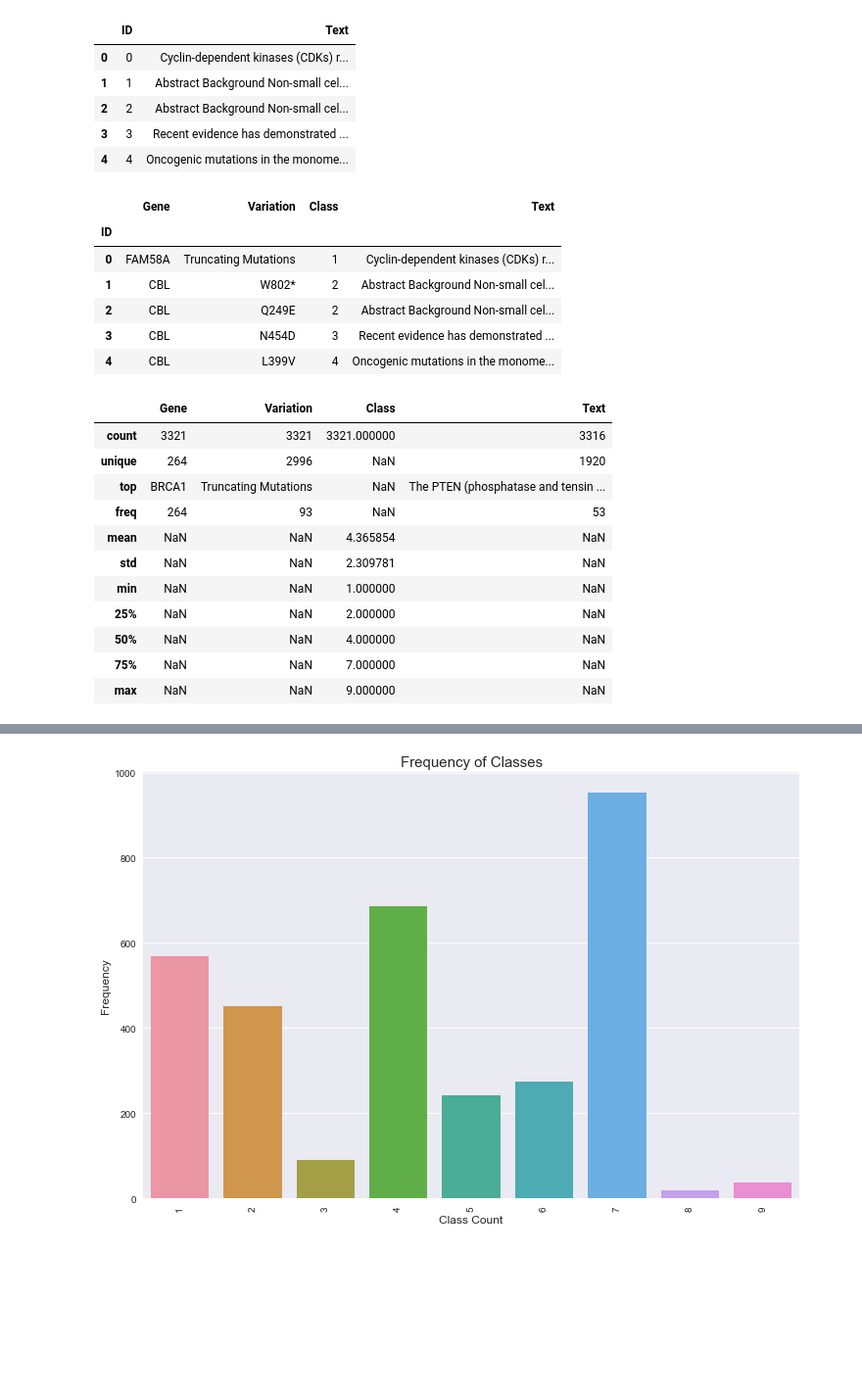
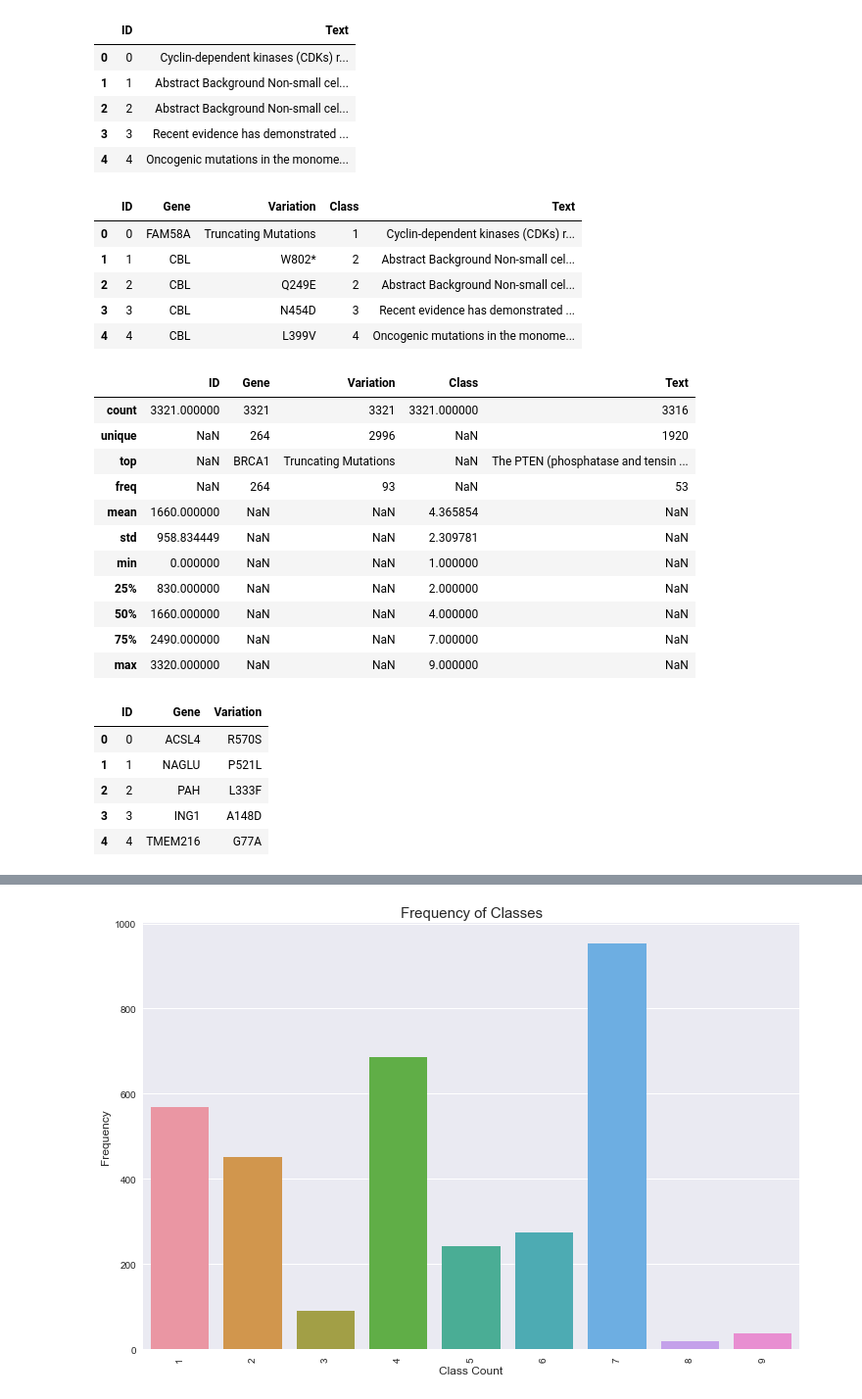
Before and after one commit to gita-vahdatinia/CancerAI, a Jupyter notebook: dataprocessing.ipynb, the cells around one changed output, grey strips where cells are left out. Shown: that part at 98% size. Saved outputs shown, nothing was run; the diff lists cells and outputs as text; code cells hidden in the pictures; blank space fills up the shorter version.

```diff
--- a/dataprocessing.ipynb
+++ b/dataprocessing.ipynb
@@ -56,29 +64,40 @@ train_text_df.head()
 | 3 | 3 | Recent evidence has demonstrated ... |
 | 4 | 4 | Oncogenic mutations in the monome... |
 # %%
-total_data = pd.concat([train_var_df.set_index('ID'),
-                        train_text_df.set_index('ID')],axis=1)
-total_data.head()
+# train_data = pd.concat([train_var_df.set_index('ID'),
+#                         train_text_df.set_index('ID')],axis=1)
+train_data = pd.merge(train_var_df, train_text_df, how='left',on = 'ID')
+train_data.head()
 # %% [output]
-|  | Gene | Variation | Class | Text |
-| ID |  |  |  |  |
-| 0 | FAM58A | Truncating Mutations | 1 | Cyclin-dependent kinases (CDKs) r... |
-| 1 | CBL | W802* | 2 | Abstract Background Non-small cel... |
-| 2 | CBL | Q249E | 2 | Abstract Background Non-small cel... |
-| 3 | CBL | N454D | 3 | Recent evidence has demonstrated ... |
-| 4 | CBL | L399V | 4 | Oncogenic mutations in the monome... |
+|  | ID | Gene | Variation | Class | Text |
+| 0 | 0 | FAM58A | Truncating Mutations | 1 | Cyclin-dependent kinases (CDKs) r... |
+| 1 | 1 | CBL | W802* | 2 | Abstract Background Non-small cel... |
+| 2 | 2 | CBL | Q249E | 2 | Abstract Background Non-small cel... |
+| 3 | 3 | CBL | N454D | 3 | Recent evidence has demonstrated ... |
+| 4 | 4 | CBL | L399V | 4 | Oncogenic mutations in the monome... |
 # %%
-total_data.describe(include='all')
+train_data.describe(include='all')
 # %% [output]
-|  | Gene | Variation | Class | Text |
-| count | 3321 | 3321 | 3321.000000 | 3316 |
-| unique | 264 | 2996 | NaN | 1920 |
-| top | BRCA1 | Truncating Mutations | NaN | The PTEN (phosphatase and tensin ... |
-| freq | 264 | 93 | NaN | 53 |
-| mean | NaN | NaN | 4.365854 | NaN |
-| std | NaN | NaN | 2.309781 | NaN |
-| min | NaN | NaN | 1.000000 | NaN |
-| 25% | NaN | NaN | 2.000000 | NaN |
-| 50% | NaN | NaN | 4.000000 | NaN |
-| 75% | NaN | NaN | 7.000000 | NaN |
-| max | NaN | NaN | 9.000000 | NaN |
+|  | ID | Gene | Variation | Class | Text |
+| count | 3321.000000 | 3321 | 3321 | 3321.000000 | 3316 |
+| unique | NaN | 264 | 2996 | NaN | 1920 |
+| top | NaN | BRCA1 | Truncating Mutations | NaN | The PTEN (phosphatase and tensin ... |
+| freq | NaN | 264 | 93 | NaN | 53 |
+| mean | 1660.000000 | NaN | NaN | 4.365854 | NaN |
+| std | 958.834449 | NaN | NaN | 2.309781 | NaN |
+| min | 0.000000 | NaN | NaN | 1.000000 | NaN |
+| 25% | 830.000000 | NaN | NaN | 2.000000 | NaN |
+| 50% | 1660.000000 | NaN | NaN | 4.000000 | NaN |
+| 75% | 2490.000000 | NaN | NaN | 7.000000 | NaN |
+| max | 3320.000000 | NaN | NaN | 9.000000 | NaN |
+# %%
+#dataframe.head returns first 5 rows
+#test variants
+test_var_df.head()
+# %% [output]
+|  | ID | Gene | Variation |
+| 0 | 0 | ACSL4 | R570S |
+| 1 | 1 | NAGLU | P521L |
+| 2 | 2 | PAH | L333F |
+| 3 | 3 | ING1 | A148D |
+| 4 | 4 | TMEM216 | G77A |
```
Also changed, not shown: parts of 13 cells of this notebook, 2 other files.
